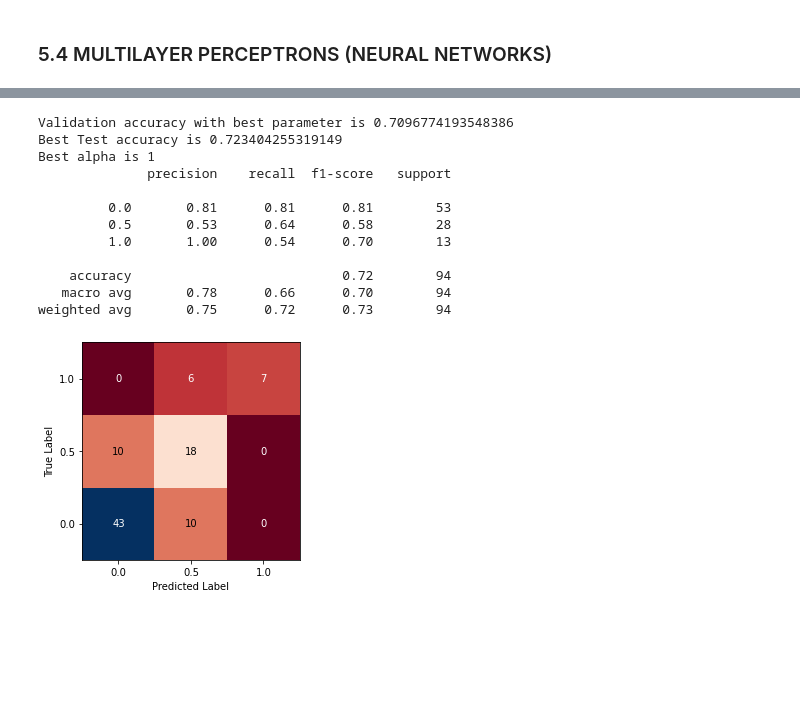
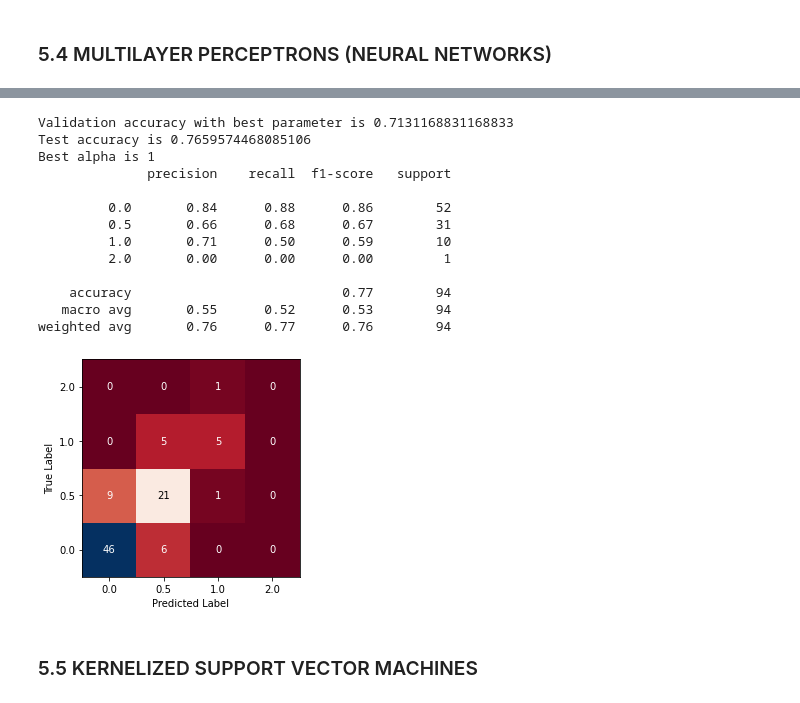
Before and after one commit to rrolra/Early-Alzheimer-Detection, a Jupyter notebook: PFM_Ricardo_Roldan.ipynb, the cells around one changed output, grey strips where cells are left out. Saved outputs shown, nothing was run; the diff lists cells and outputs as text; code cells hidden in the pictures; blank space fills up the shorter version.

```diff
--- a/PFM_Ricardo_Roldan.ipynb
+++ b/PFM_Ricardo_Roldan.ipynb
@@ -281,7 +285,7 @@ df_target = df['CDR'].values
 df_data =  df[['M/F', 'Age', 'EDUC', 'SES', 'MMSE', 'eTIV', 'nWBV', 'ASF']].values
 
 #Split dataset
-X_train, X_test, Y_train, Y_test = train_test_split(df_data, df_target, random_state=0)
+X_train, X_test, Y_train, Y_test = train_test_split(df_data, df_target, stratify=df_target, random_state=0)
 
 #Scale the dataset
 mean_on_train = X_train.mean(axis=0)
@@ -556,53 +569,55 @@ from sklearn.neural_network import MLPClassifier
 best_score = 0
 
 #Number of kfolds for the cross-validation
-kfolds=3
+kfolds = 5
 
 #List of alpha factors that are going to be tested
 alpha_factor = [0.0001, 0.01, 0.1, 1]
 
 #Multilayer perceptron algorithm where different alpha factors are tested
 for alpha in alpha_factor:
             nlp = MLPClassifier(solver='lbfgs', max_iter=10000, random_state=30, alpha=alpha, hidden_layer_sizes=[10,10])
             scores = cross_val_score(nlp, X_train_scaled, Y_train, cv=kfolds, scoring='accuracy')
             score = np.mean(scores)
-            SelectedMLPModel = MLPClassifier(solver='lbfgs', max_iter=10000, random_state=30, alpha=alpha, hidden_layer_sizes=[10,10]).fit(X_train_scaled, Y_train)
-            test_score = SelectedMLPModel.score(X_test_scaled, Y_test)
 
             #Check if the test score is better than current best score and variables update
-            if test_score > best_score:
-                best_score = test_score
+            if score > best_score:
+                best_score = score
                 best_alpha = alpha
-                best_valid = score
-                PredictedOutputMLP = SelectedMLPModel.predict(X_test_scaled)
-                SelectedMLPModel_best = MLPClassifier(solver='lbfgs', max_iter=10000, random_state=30, alpha=alpha, hidden_layer_sizes=[10,10]).fit(X_train_scaled, Y_train)
 
-print("Validation accuracy with best parameter is", best_valid)
-print("Best Test accuracy is", best_score)
+SelectedMLPModel = MLPClassifier(solver='lbfgs', max_iter=10000, random_state=30, alpha=best_alpha, hidden_layer_sizes=[10,10]).fit(X_train_scaled, Y_train)
+test_score = SelectedMLPModel.score(X_test_scaled, Y_test)
+PredictedOutputMLP = SelectedMLPModel.predict(X_test_scaled)
+
+print("Validation accuracy with best parameter is", best_score)
+print("Test accuracy is", test_score)
 print("Best alpha is", best_alpha)
 
 #Create and plot the confusion matrix
 scores_images = mglearn.tools.heatmap(confusion_matrix(Y_test, PredictedOutputMLP), xlabel="Predicted Label",
-                                      ylabel="True Label", xticklabels=["0.0", "0.5", "1.0",],
-                                       yticklabels=["0.0", "0.5", "1.0"], cmap="RdBu", fmt="%d")
+                                      ylabel="True Label", xticklabels=["0.0", "0.5", "1.0","2.0"],
+                                       yticklabels=["0.0", "0.5", "1.0","2.0"], cmap="RdBu", fmt="%d")
 
 #Print of results report
 print(classification_report(Y_test, PredictedOutputMLP))
 
 #Append the results to the list
 model = 'Multilayer perceptron'
-results.append([model, best_valid, best_score])
+results.append([model, best_score, test_score])
 # %% [output]
-Validation accuracy with best parameter is 0.7096774193548386
-Best Test accuracy is 0.723404255319149
+Validation accuracy with best parameter is 0.7131168831168833
+Test accuracy is 0.7659574468085106
 Best alpha is 1
               precision    recall  f1-score   support
 
-         0.0       0.81      0.81      0.81        53
-         0.5       0.53      0.64      0.58        28
-         1.0       1.00      0.54      0.70        13
+         0.0       0.84      0.88      0.86        52
+         0.5       0.66      0.68      0.67        31
+         1.0       0.71      0.50      0.59        10
+         2.0       0.00      0.00      0.00         1
 
-    accuracy                           0.72        94
-   macro avg       0.78      0.66      0.70        94
-weighted avg       0.75      0.72      0.73        94
+    accuracy                           0.77        94
+   macro avg       0.55      0.52      0.53        94
+weighted avg       0.76      0.77      0.76        94
-[figure, old version]
+[figure, new version]
+# %% [markdown]
+### 5.5 KERNELIZED SUPPORT VECTOR MACHINES
```
Also changed, not shown: parts of 21 cells of this notebook.
